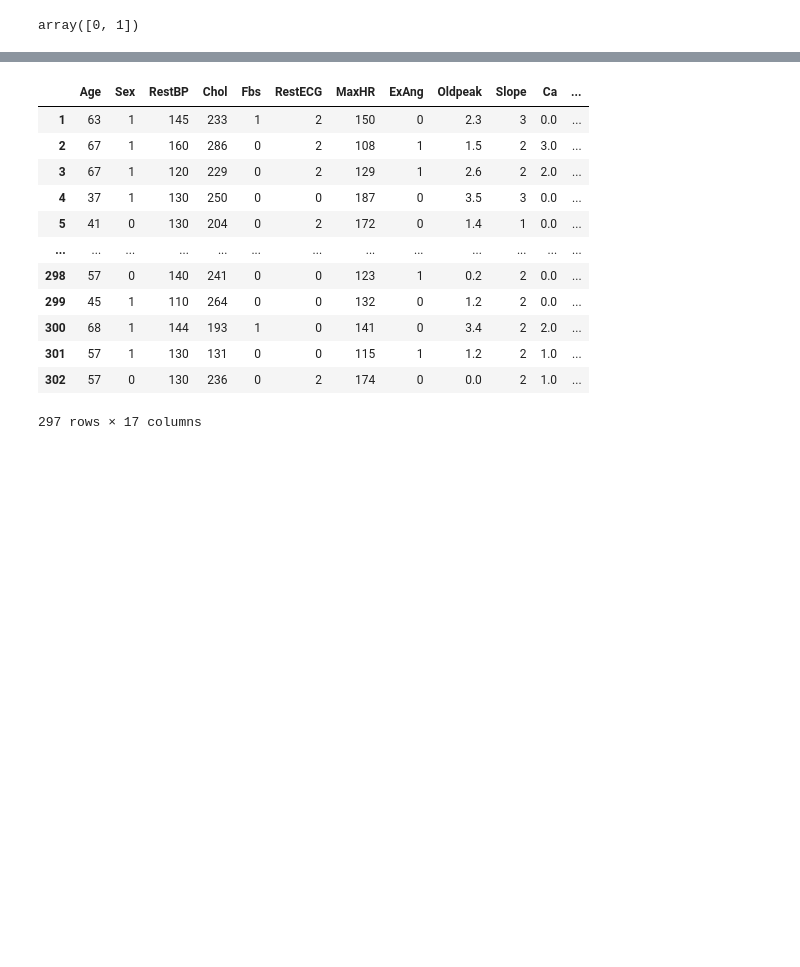
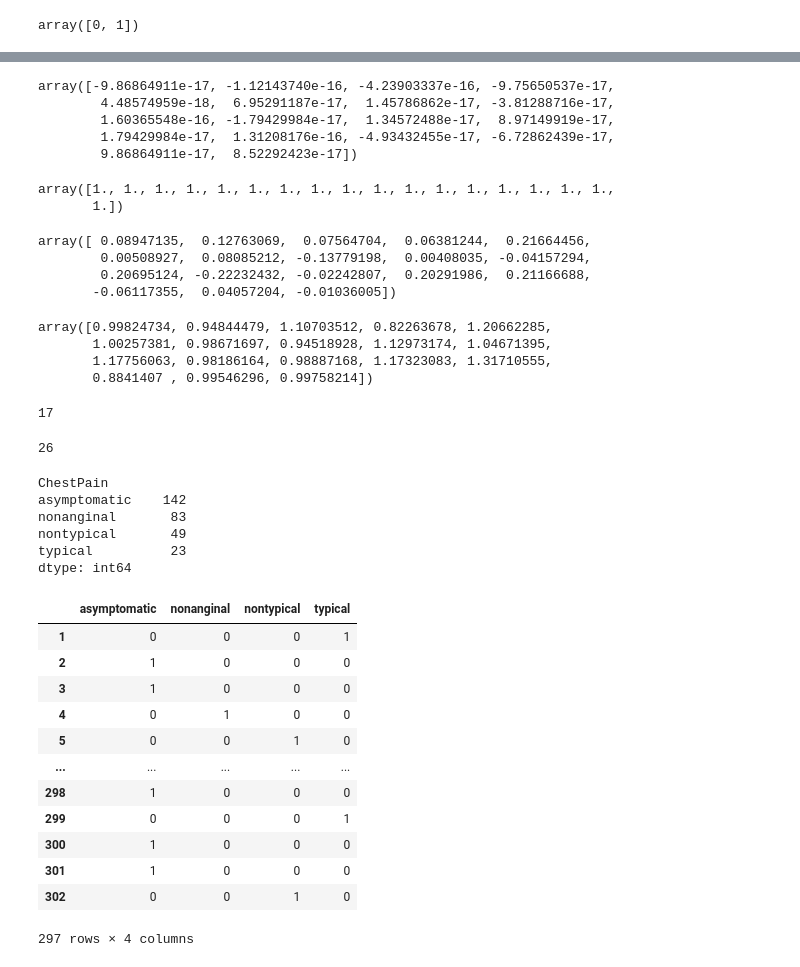
Before and after one commit to Ajim63/FIN-410-Python-Codes-and-Data, a Jupyter notebook: Python Codes/Class Practice Python Sep 27.ipynb, the cells around one changed output, grey strips where cells are left out. Saved outputs shown, nothing was run; the diff lists cells and outputs as text; code cells hidden in the pictures; blank space fills up the shorter version.

```diff
--- a/Python Codes/Class Practice Python Sep 27.ipynb
+++ b/Python Codes/Class Practice Python Sep 27.ipynb
@@ -118,0 +145,3 @@ one_hot = pd.get_dummies(Heart['ChestPain'])
+# %%
+one_hot = pd.get_dummies(Heart['Thal'])
+X = X.join(one_hot)
@@ -118,0 +267,27 @@ one_hot = pd.get_dummies(Heart['ChestPain'])
+# %%
+X_train_standard.mean(axis=0)
+# %% [output]
+array([-9.86864911e-17, -1.12143740e-16, -4.23903337e-16, -9.75650537e-17,
+        4.48574959e-18,  6.95291187e-17,  1.45786862e-17, -3.81288716e-17,
+        1.60365548e-16, -1.79429984e-17,  1.34572488e-17,  8.97149919e-17,
+        1.79429984e-17,  1.31208176e-16, -4.93432455e-17, -6.72862439e-17,
+        9.86864911e-17,  8.52292423e-17])
+# %%
+X_train_standard.std(axis=0)
+# %% [output]
+array([1., 1., 1., 1., 1., 1., 1., 1., 1., 1., 1., 1., 1., 1., 1., 1., 1.,
+       1.])
+# %%
+X_test_standard.mean(axis=0)
+# %% [output]
+array([ 0.08947135,  0.12763069,  0.07564704,  0.06381244,  0.21664456,
+        0.00508927,  0.08085212, -0.13779198,  0.00408035, -0.04157294,
+        0.20695124, -0.22232432, -0.02242807,  0.20291986,  0.21166688,
+       -0.06117355,  0.04057204, -0.01036005])
+# %%
+X_test_standard.std(axis=0)
+# %% [output]
+array([0.99824734, 0.94844479, 1.10703512, 0.82263678, 1.20662285,
+       1.00257381, 0.98671697, 0.94518928, 1.12973174, 1.04671395,
+       1.17756063, 0.98186164, 0.98887168, 1.17323083, 1.31710555,
+       0.8841407 , 0.99546296, 0.99758214])
@@ -118,0 +298,4 @@ one_hot = pd.get_dummies(Heart['ChestPain'])
+# %%
+sum(abs(y_train-Prediction_training))
+# %% [output]
+17
@@ -119,24 +304,37 @@ one_hot = pd.get_dummies(Heart['ChestPain'])
+# %%
+sum(abs(y_test-Prediction_test))
+# %% [output]
+26
 # %%
 # Drop column ChestPain as it is now encoded
 Heart_2 = Heart.drop('ChestPain',axis = 1)
 # Join the encoded df
 Heart_2 = Heart_2.join(one_hot)
+# %%
+Heart.groupby('ChestPain').size()
+# %% [output]
+ChestPain
+asymptomatic    142
+nonanginal       83
+nontypical       49
+typical          23
+dtype: int64
 # %%
-Heart_2
+one_hot
 # %% [output]
-|  | Age | Sex | RestBP | Chol | Fbs | RestECG | MaxHR | ExAng | Oldpeak | Slope | Ca | ... |
-| 1 | 63 | 1 | 145 | 233 | 1 | 2 | 150 | 0 | 2.3 | 3 | 0.0 | ... |
-| 2 | 67 | 1 | 160 | 286 | 0 | 2 | 108 | 1 | 1.5 | 2 | 3.0 | ... |
-| 3 | 67 | 1 | 120 | 229 | 0 | 2 | 129 | 1 | 2.6 | 2 | 2.0 | ... |
-| 4 | 37 | 1 | 130 | 250 | 0 | 0 | 187 | 0 | 3.5 | 3 | 0.0 | ... |
-| 5 | 41 | 0 | 130 | 204 | 0 | 2 | 172 | 0 | 1.4 | 1 | 0.0 | ... |
-| ... | ... | ... | ... | ... | ... | ... | ... | ... | ... | ... | ... | ... |
-| 298 | 57 | 0 | 140 | 241 | 0 | 0 | 123 | 1 | 0.2 | 2 | 0.0 | ... |
-| 299 | 45 | 1 | 110 | 264 | 0 | 0 | 132 | 0 | 1.2 | 2 | 0.0 | ... |
-| 300 | 68 | 1 | 144 | 193 | 1 | 0 | 141 | 0 | 3.4 | 2 | 2.0 | ... |
-| 301 | 57 | 1 | 130 | 131 | 0 | 0 | 115 | 1 | 1.2 | 2 | 1.0 | ... |
-| 302 | 57 | 0 | 130 | 236 | 0 | 2 | 174 | 0 | 0.0 | 2 | 1.0 | ... |
+|  | asymptomatic | nonanginal | nontypical | typical |
+| 1 | 0 | 0 | 0 | 1 |
+| 2 | 1 | 0 | 0 | 0 |
+| 3 | 1 | 0 | 0 | 0 |
+| 4 | 0 | 1 | 0 | 0 |
+| 5 | 0 | 0 | 1 | 0 |
+| ... | ... | ... | ... | ... |
+| 298 | 1 | 0 | 0 | 0 |
+| 299 | 0 | 0 | 0 | 1 |
+| 300 | 1 | 0 | 0 | 0 |
+| 301 | 1 | 0 | 0 | 0 |
+| 302 | 0 | 0 | 1 | 0 |
-297 rows × 17 columns
+297 rows × 4 columns
 # %%
 ### Creat Train and Test Data
 
```
Also changed, not shown: parts of 31 cells of this notebook.
